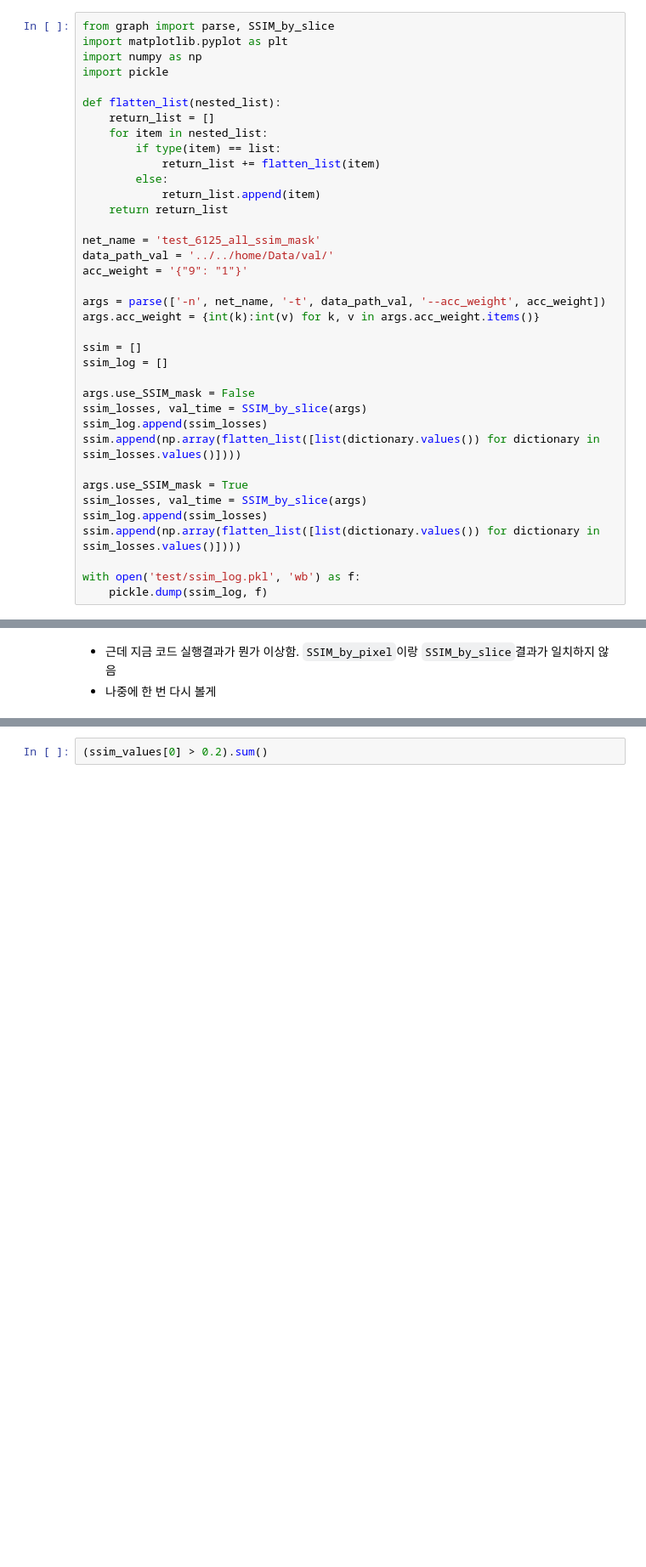
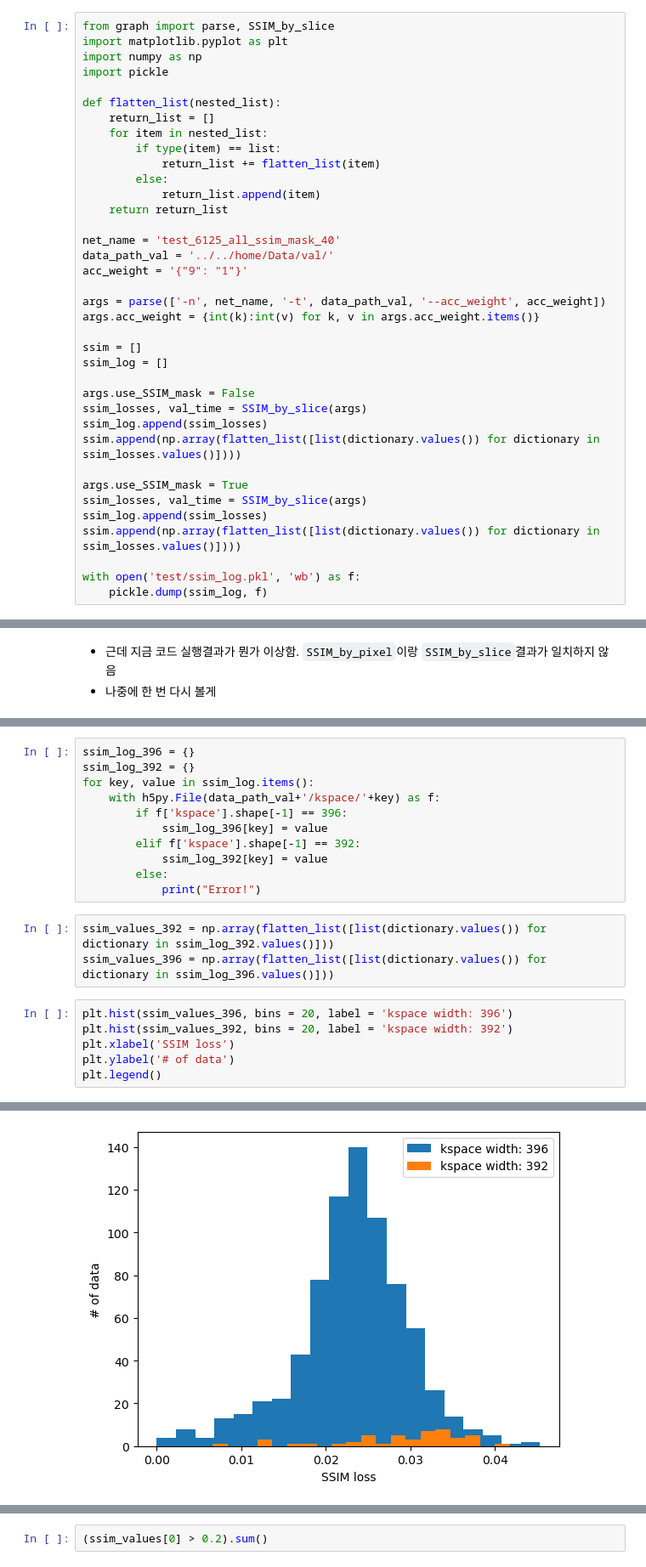
Before and after one commit to mjk32384/FastMRI_code, a Jupyter notebook: experimental.ipynb, the cells around one changed output, grey strips where cells are left out. Shown at 85% size. Saved outputs shown, nothing was run; the diff lists cells and outputs as text; blank space fills up the shorter version.

```diff
--- a/experimental.ipynb
+++ b/experimental.ipynb
@@ -484,7 +484,7 @@ def flatten_list(nested_list):
             return_list.append(item)
     return return_list
 
-net_name = 'test_6125_all_ssim_mask'
+net_name = 'test_6125_all_ssim_mask_40'
 data_path_val = '../../home/Data/val/'
 acc_weight = '{"9": "1"}'
 
@@ -539,0 +574,21 @@ plt.legend()
+# %%
+ssim_log_396 = {}
+ssim_log_392 = {}
+for key, value in ssim_log.items():
+    with h5py.File(data_path_val+'/kspace/'+key) as f:
+        if f['kspace'].shape[-1] == 396:
+            ssim_log_396[key] = value
+        elif f['kspace'].shape[-1] == 392:
+            ssim_log_392[key] = value
+        else:
+            print("Error!")
+# %%
+ssim_values_392 = np.array(flatten_list([list(dictionary.values()) for dictionary in ssim_log_392.values()]))
+ssim_values_396 = np.array(flatten_list([list(dictionary.values()) for dictionary in ssim_log_396.values()]))
+# %%
+plt.hist(ssim_values_396, bins = 20, label = 'kspace width: 396')
+plt.hist(ssim_values_392, bins = 20, label = 'kspace width: 392')
+plt.xlabel('SSIM loss')
+plt.ylabel('# of data')
+plt.legend()
+# %% [output]
@@ -539,0 +596 @@ plt.legend()
+[figure, added]
```
Also changed, not shown: parts of 26 cells of this notebook, 2 other files.
